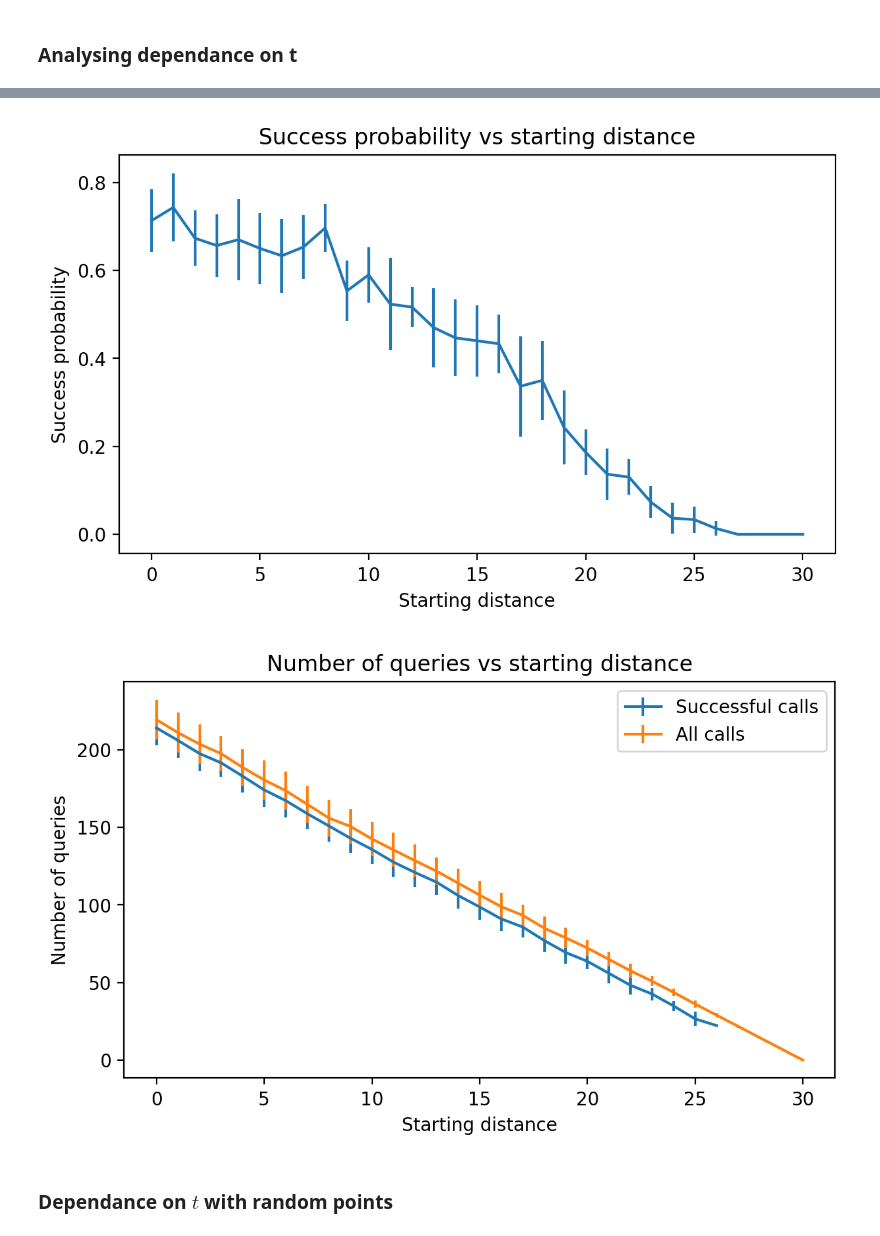
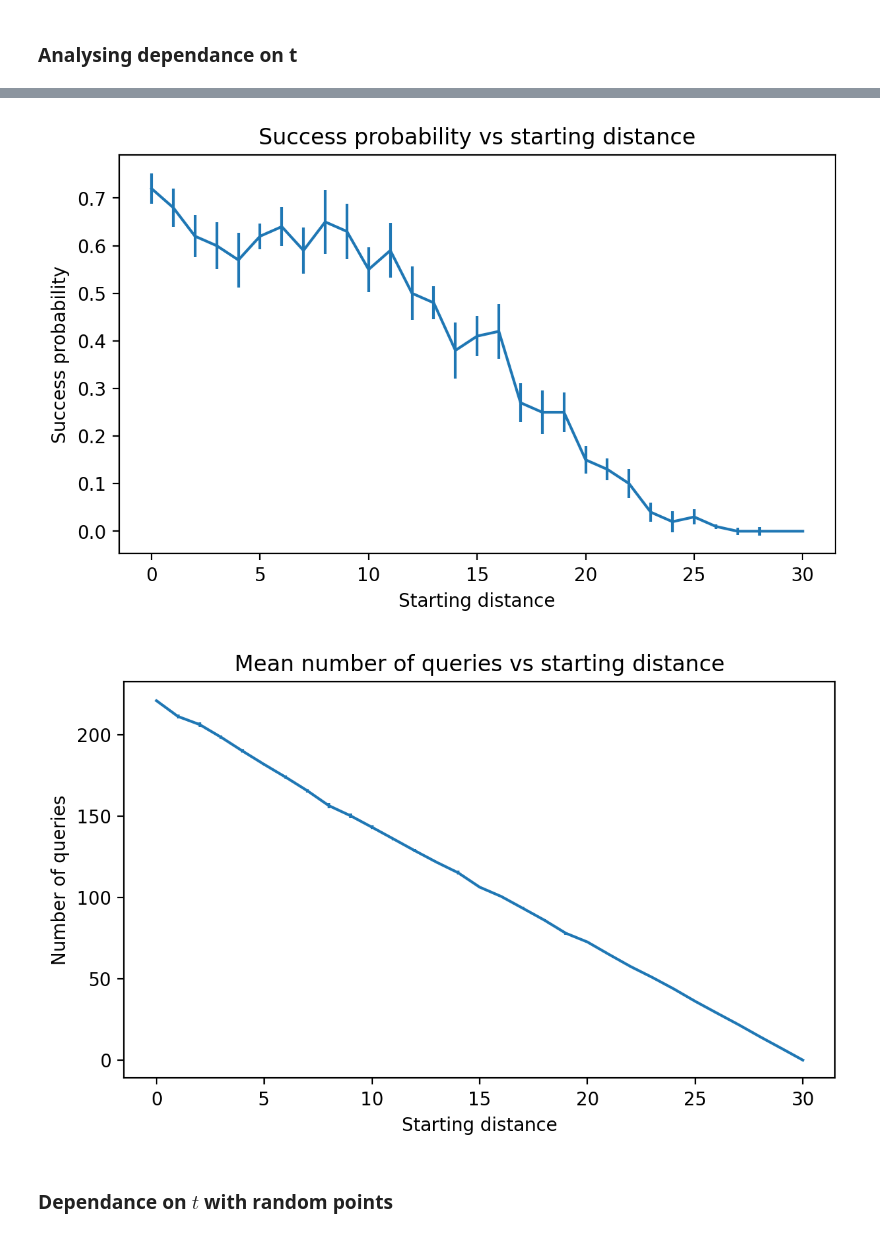
Before and after one commit to makarov-mv/lsh-adversary, a Jupyter notebook: Experiments.ipynb, the cells around one changed output, grey strips where cells are left out. Cells and saved outputs as stored; diff of their text form; code cells hidden in the pictures.

```diff
--- a/Experiments.ipynb
+++ b/Experiments.ipynb
@@ -13,9 +16,15 @@ import os
 from lshexperiment import *
 
 DATA_DIR = 'data'
+FIG_DIR = "figs"
 
 if DATA_DIR is not None and not os.path.exists(DATA_DIR):
     os.makedirs(DATA_DIR)
+if FIG_DIR is not None and not os.path.exists(FIG_DIR):
+    os.makedirs(FIG_DIR)
+
+def save_fig(name):
+    plt.savefig(os.path.join(FIG_DIR, name + ".png"))
 
 # rng = np.random.default_rng(seed=67)
 plt.rcParams["figure.figsize"] = (7,4)
@@ -109,7 +82,7 @@ lsh_params = {
 
 exp_params = {
     'alg_type': 'adaptive',
-    'iter_num': 100,
+    'iter_num': 1000,
     'seed_offset': 0,
     'target_distance': lsh_params['r1'],
 }
@@ -123,28 +113,27 @@ res = run_basic_grid_experiment(t_grid, 't', env, point_params, lsh_params, new_
 # %%
-data_succ_prob, data_queries = process_results(res, count_failures=False)
-_, data_all_queries = process_results(res, count_failures=True)
+data_succ_prob, data_queries = process_results(res)
 # %%
 dist_grid = lsh_params['r1'] - t_grid
 xlims = (np.min(dist_grid) - 1, np.max(dist_grid) + 1)
 
 plt.errorbar(dist_grid, data_succ_prob[0], yerr=data_succ_prob[1])
 # plt.xlim(xlims)
 plt.title("Success probability vs starting distance")
 plt.xlabel("Starting distance")
 plt.ylabel("Success probability")
+save_fig("prob-starting-distance")
 plt.show()
 
-plt.errorbar(dist_grid, data_queries[0], yerr=data_queries[1], label="Successful calls")
-plt.errorbar(dist_grid, data_all_queries[0], yerr=data_all_queries[1], label="All calls")
-plt.legend()
+plt.errorbar(dist_grid, data_queries[0], yerr=data_queries[1])
 # plt.xlim(xlims)
-plt.title("Number of queries vs starting distance")
+plt.title("Mean number of queries vs starting distance")
 plt.xlabel("Starting distance")
 plt.ylabel("Number of queries")
+save_fig("queries-starting-distance")
 plt.show()
 # %% [output]
-[figure, old version]
+[figure, new version]
-[figure, old version]
+[figure, new version]
 # %% [markdown]
 ### Dependance on $t$ with random points
 # %%
```
Also changed, not shown: parts of 19 cells of this notebook, 1 other file.
